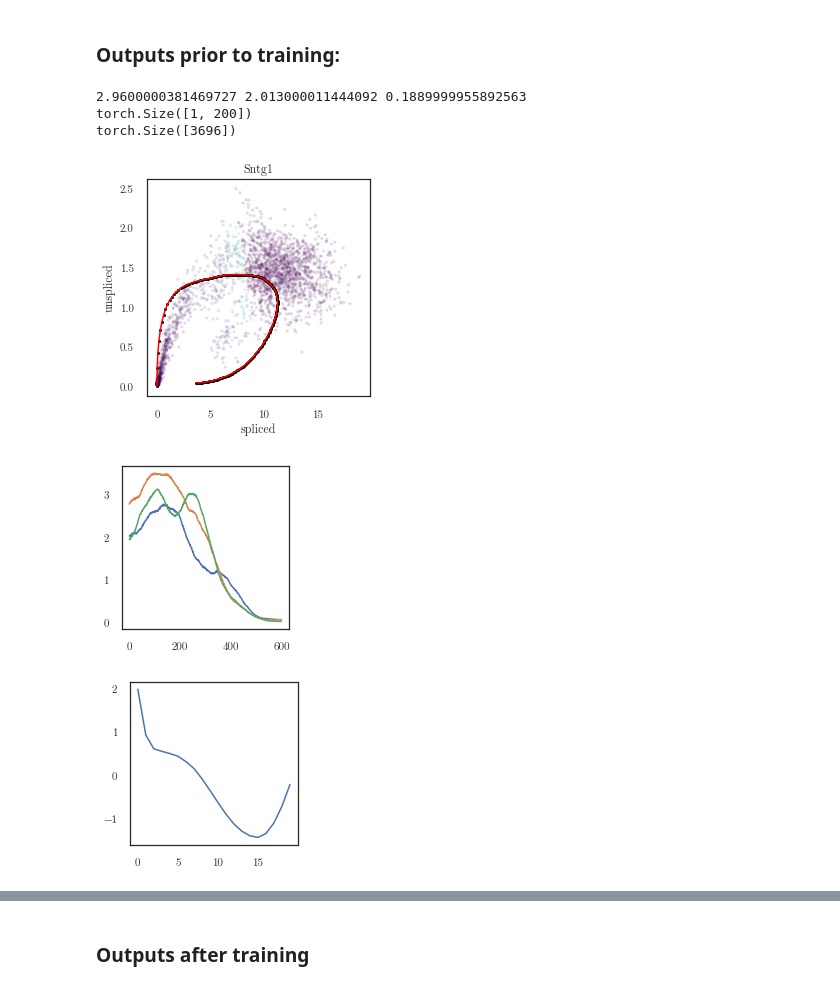
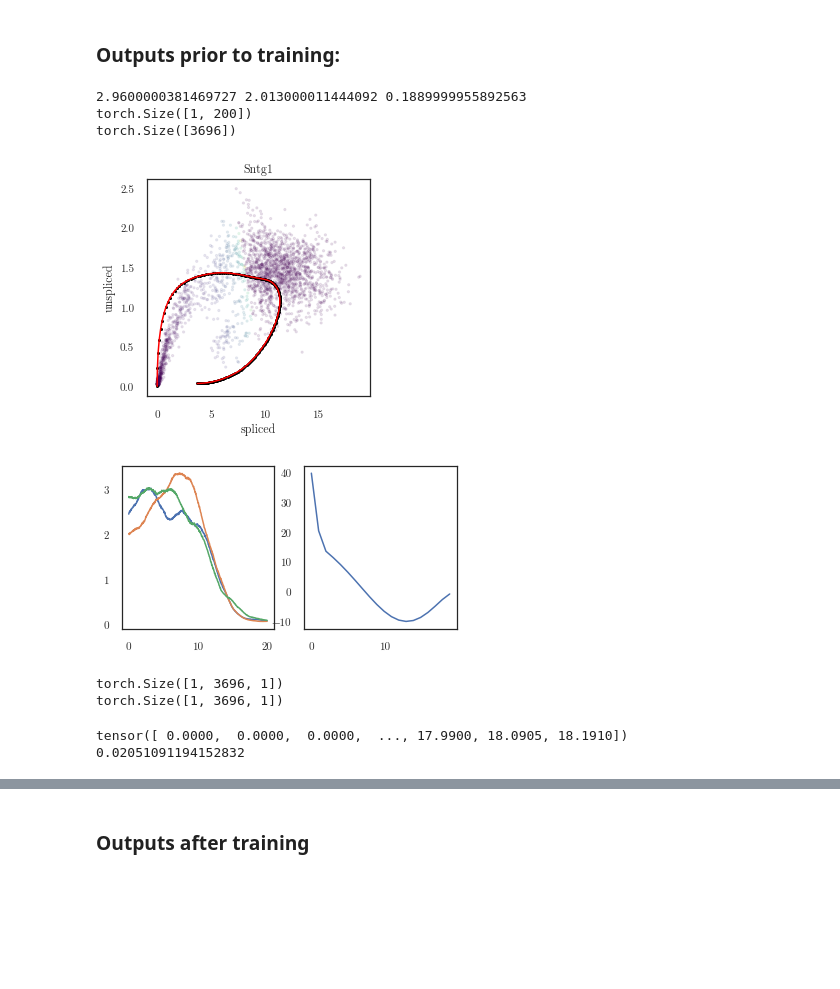
Before and after one commit to mossjacob/alfi, a Jupyter notebook: experiments/rnavelocity/rnavelocity.ipynb, the cells around one changed output, grey strips where cells are left out. Cells and saved outputs as stored; diff of their text form; code cells hidden in the pictures; blank space fills up the shorter version.

```diff
--- a/experiments/rnavelocity/rnavelocity.ipynb
+++ b/experiments/rnavelocity/rnavelocity.ipynb
@@ -128,7 +128,7 @@ def print_scatter(cells, gene_index,
     plt.ylabel('unspliced')
     plt.xlabel('spliced')
 # %%
-use_natural = False
+use_natural = True
 step_size = 1e-1
 config = RNAVelocityConfiguration(
     latent_data_present=True,
@@ -169,7 +169,7 @@ if config.latent_data_present:
     filler = torch.ones(nonzero_mask.shape[1]).unsqueeze(0)
     nonzero_mask = torch.cat([nonzero_mask, filler])
 
-num_data = 2
+num_data = config.num_timepoint_choices
 lfm_kwargs = dict(
     nonlinearity=softplus,
     decay_rate=gamma,
@@ -197,8 +197,8 @@ if config.latent_data_present:
     dataset.data = list(data)
 
 if use_natural:
-    variational_optimizer = NGD(lfm.variational_parameters(), num_data=num_data, lr=0.1)
-    parameter_optimizer = Adam(lfm.nonvariational_parameters(), lr=0.05)
+    variational_optimizer = NGD(lfm.variational_parameters(), num_data=num_data, lr=0.05)
+    parameter_optimizer = Adam(lfm.nonvariational_parameters(), lr=0.01)
     optimizers = [variational_optimizer, parameter_optimizer]
 else:
     optimizers = [torch.optim.Adam(lfm.parameters(), lr=0.02)]
@@ -260,33 +269,57 @@ torch.Size([1, 200])
 # %%
 with torch.no_grad():
     lfm.raw_decay_rate += 0
     lfm.raw_transcription_rate -= 0
     lfm.raw_splicing_rate += 0
     pass
 print(lfm.transcription_rate.item(), lfm.splicing_rate.item(), lfm.decay_rate.item())
 t_predict = lfm.timepoint_choices
 out = lfm(t_predict, step_size=step_size)
 t = inducing_points
 t_f = torch.arange(t.min(), t.max()+step_size/3, step_size/3)
 num_samples = 3
 s = lfm.sample_latents(t_f, num_samples)
 
 print_scatter(cells, cpe_index, num_connections=0,
               figsize=(4, 4), time_ass=time_ass)
 
-plt.figure(figsize=(3, 3))
+fig, axes = plt.subplots(ncols=2, figsize=(6, 3))
 for i in range(num_latents):
     for sample in range(num_samples):
-        plt.plot(s[sample, :, i].detach())
-
-plt.figure(figsize=(3, 3))
+        axes[0].plot(t_f, s[sample, :, i].detach())
 mean = list(lfm.gp_model.variational_parameters())[0]
-plt.plot(mean.detach()[0])
+axes[1].plot(mean.detach()[0])
 print(lfm.time_assignments_indices.shape)
 # %% [output]
 2.9600000381469727 2.013000011444092 0.1889999955892563
 torch.Size([1, 200])
 torch.Size([3696])
-[figure, old version]
+[figure, new version]
-[figure, old version]
+[figure, new version]
-[figure, removed]
+# %%
+u_y = cells[:num_genes]  # (num_genes, num_cells)
+print(u_y.shape)
+s_y = cells[num_genes:]  # (num_genes, num_cells)
+print(s_y.shape)
+sorted_t, sorted_ind = lfm.time_assignments_indices.sort()
+sorted_t = lfm.timepoint_choices[sorted_t]
+u_y = u_y[:, sorted_ind].squeeze()
+s_y = s_y[:, sorted_ind].squeeze()
+# %% [output]
+torch.Size([1, 3696, 1])
+torch.Size([1, 3696, 1])
+# %%
+import time
+t0 = time.time()
+print(sorted_t)
+u_y_bucketed = list()
+for t in lfm.timepoint_choices:
+    a = sorted_t == t
+    u_y_bucketed.append(u_y[a].mean())
+t1 = time.time()
+print(t1-t0)
+u_y_bucketed = torch.tensor(u_y_bucketed)
+# 0.0005
+# %% [output]
+tensor([ 0.0000,  0.0000,  0.0000,  ..., 17.9900, 18.0905, 18.1910])
+0.02051091194152832
```
Also changed, not shown: parts of 8 cells of this notebook, 4 other files.
